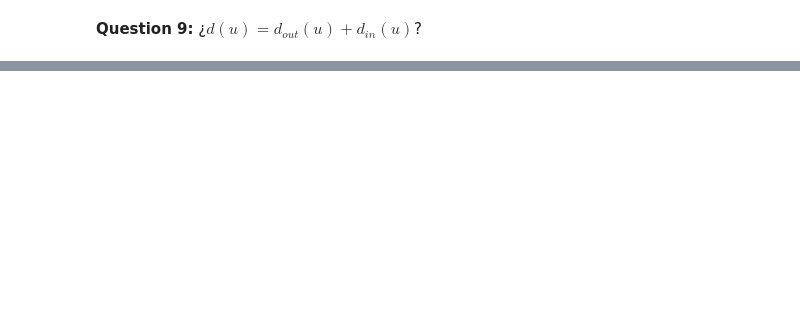
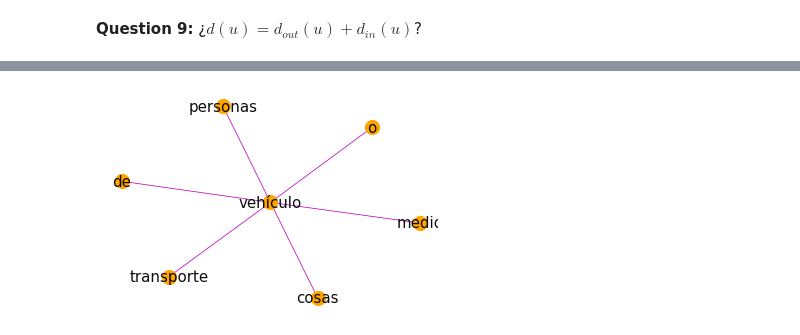
Before and after one commit to javiervz/network_science, a Jupyter notebook: graphs.ipynb, the cells around one changed output, grey strips where cells are left out. Drawn from its saved outputs; the diff is of its cells as text; code cells hidden in the pictures; blank space fills up the shorter version.

```diff
--- a/graphs.ipynb
+++ b/graphs.ipynb
@@ -233,0 +230,3 @@ Shortest paths!
+# %%
+## an example!!!
+D={'vehículo':'medio de transporte de personas o cosas.','automóvil':'vehículo que puede ser guiado para marchar por una vía ordinaria sin necesidad de carriles y lleva un motor, generalmente de combustión interna o eléctrico, que lo propulsa','coche':'automóvil destinado al transporte de personas y con capacidad no superior a siete plazas'}
@@ -233,0 +239,6 @@ Shortest paths!
+# %%
+table = str.maketrans({key: None for key in '!"#$%&\¿()*+,-./:;<=>?@[\\]_{|}'})
+D={key:D[key].translate(table).split(' ') for key in D.keys()}
+
+
+  #language=[list(filter(None, [w.lower().translate(table)
@@ -233,0 +265,16 @@ Shortest paths!
+# %%
+def create_graph(dictionary):
+  G=nx.Graph()
+  for key in dictionary.keys():
+    pairs=[(key,word) for word in dictionary[key]]
+    for pair in pairs:
+      if G.has_edge(pair[0],pair[1])==False:
+        G.add_edge(pair[0],pair[1])
+
+    return G
+# %%
+graph_D=create_graph(D)
+# %%
+plot_graph(graph_D)
+# %% [output]
+[figure, added]
```
Also changed, not shown: parts of 16 cells of this notebook.
